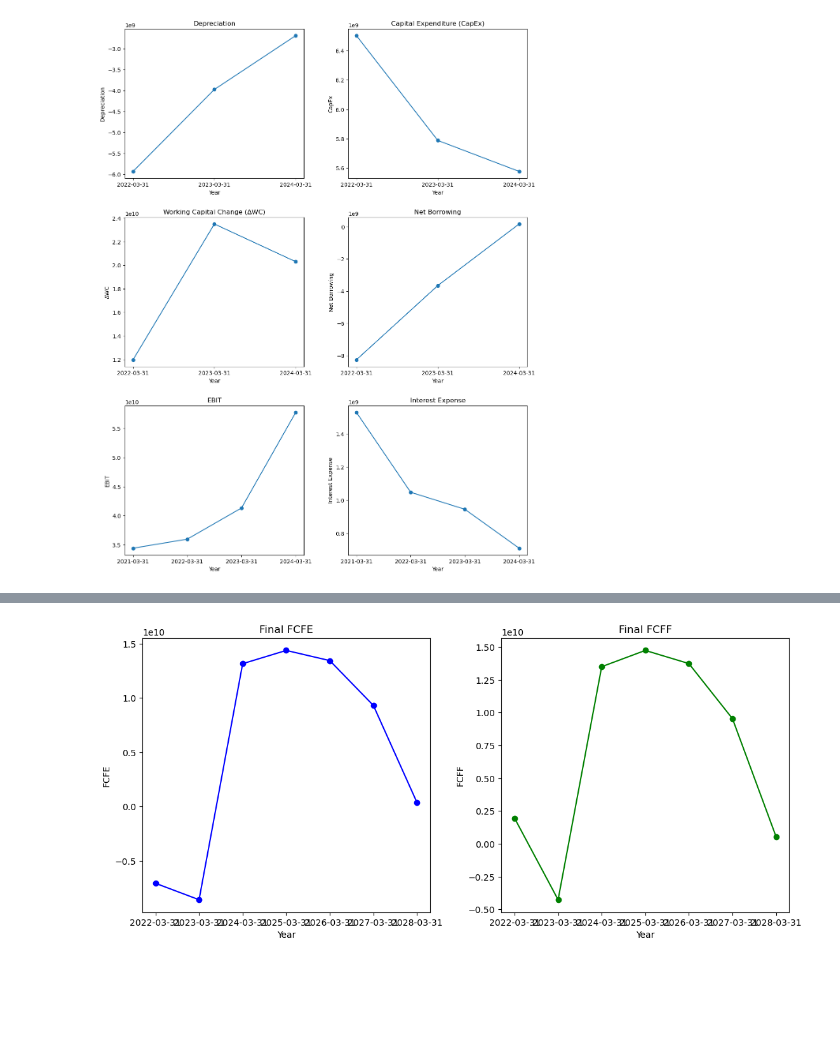
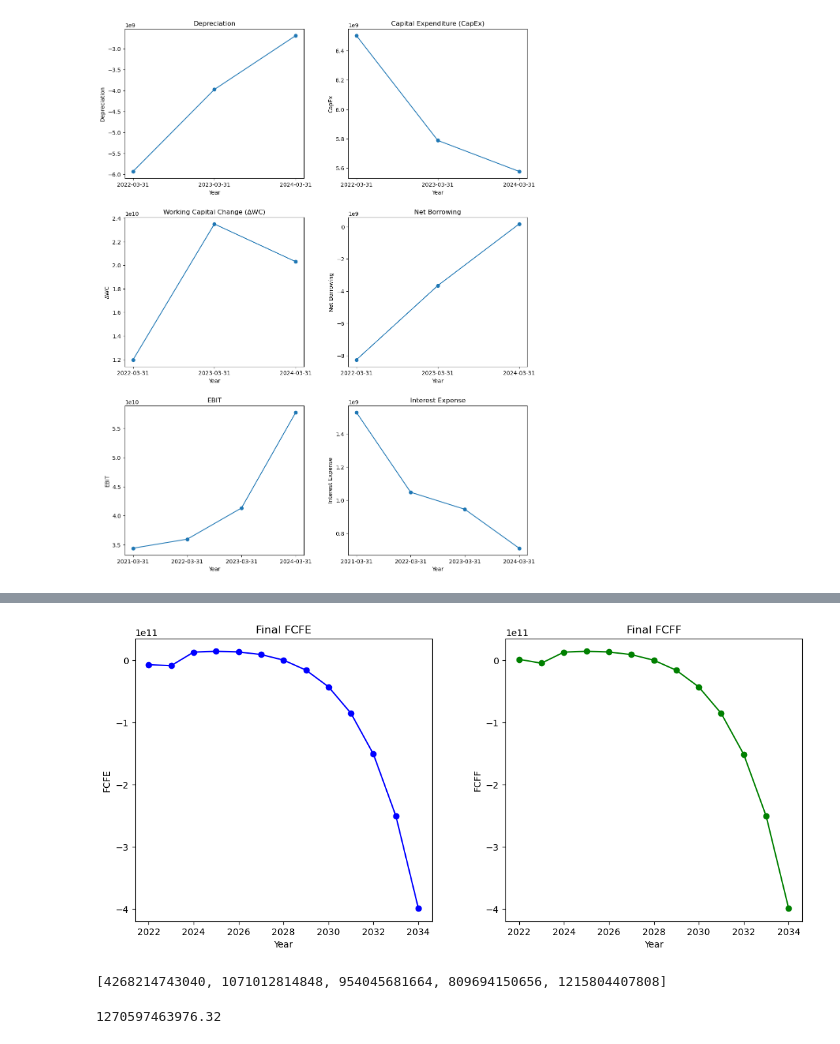
Before and after one commit to Rishi-Bharadwaj/Applied-AI-in-Finance, a Jupyter notebook: Bav/first.ipynb, the cells around one changed output, grey strips where cells are left out. Saved outputs shown, nothing was run; the diff lists cells and outputs as text; code cells hidden in the pictures; blank space fills up the shorter version.

```diff
--- a/Bav/first.ipynb
+++ b/Bav/first.ipynb
@@ -352,23 +352,57 @@ fcfe_forecast
 | 11 | 2033-03-31 | 2.908869e+11 | -7.683741e+07 | 2.810710e+09 | 4.598217e+11 | 7.585939e+07 | 7.992861e+01 | ... |
 | 12 | 2034-03-31 | 3.481447e+11 | -5.175778e+07 | 2.604707e+09 | 6.503496e+11 | 5.915678e+07 | 1.587699e+01 | ... |
 # %%
-final_fcfe=fcfe_forecast['FCFE'].to_numpy()[:7]
-final_fcff=fcfe_forecast['FCFF'].to_numpy()[:7]
+final_fcfe=fcfe_forecast['FCFE'].to_numpy()
+final_fcff=fcfe_forecast['FCFF'].to_numpy()
 import matplotlib.pyplot as plt
-years=fcfe_forecast['Year'][:7]
+years=[i for i in range(2022,2035)]
 fig, axs = plt.subplots(1, 2, figsize=(12, 6))
 fig.tight_layout(pad=5.0)
 
 axs[0].plot(years, final_fcfe, marker='o', color='b')
 axs[0].set_title('Final FCFE')
 axs[0].set_xlabel('Year')
 axs[0].set_ylabel('FCFE')
 
 axs[1].plot(years, final_fcff, marker='o', color='g')
 axs[1].set_title('Final FCFF')
 axs[1].set_xlabel('Year')
 axs[1].set_ylabel('FCFF')
 
 plt.show()
 # %% [output]
-[figure, old version]
+[figure, new version]
+# %%
+sun=yf.Ticker("SUNPHARMA.NS")
+drreddy=yf.Ticker("DRREDDY.NS")
+lupin=yf.Ticker("LUPIN.NS")
+aurobindo=yf.Ticker("AUROPHARMA.NS")
+
+comps=[sun,drreddy,lupin,aurobindo,cipla]
+evs=[]
+ebitdas=[]
+for ele in comps:
+    market_cap = ele.info.get('marketCap', 0)
+    cash = ele.info.get('cash', 0)
+    total_debt = ele.info.get('totalDebt', 0)
+    enterprise_value = market_cap+total_debt -cash
+    ebitda = ele.info.get('ebitda', None)
+    evs.append(enterprise_value)
+    ebitdas.append(ebitda)
+evs
+# %% [output]
+[4268214743040, 1071012814848, 954045681664, 809694150656, 1215804407808]
+# %%
+evs=np.array(evs)
+ebitdas=np.array(ebitdas)
+ev_by_ebitda=evs/ebitdas
+ev_by_ebitda
+
+multiple=ev_by_ebitda.mean()
+multiple
+
+cipla_ebitda=cipla.info.get('ebitda')
+ev_cipla=cipla_ebitda*multiple
+ev_cipla
+# %% [output]
+1270597463976.32
```
Also changed, not shown: parts of 1 cell of this notebook.
